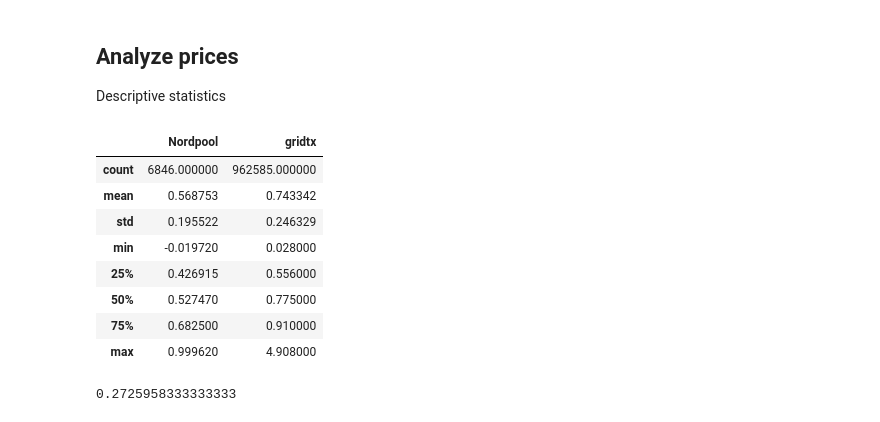
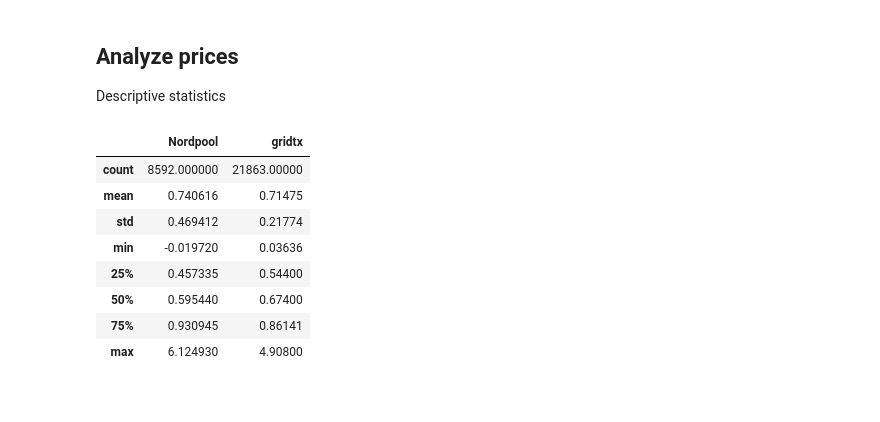
Before and after one commit to 4ug-aug/Otovo-OptimalControl, a Jupyter notebook: spot_price_lookup.ipynb, the cells around one changed output. Drawn from its saved outputs; the diff is of its cells as text; code cells hidden in the pictures.

Commit message:
Refac: Change peak hours and meter, added plot axes and cleaned up

```diff
--- a/spot_price_lookup.ipynb
+++ b/spot_price_lookup.ipynb
@@ -25,7 +37,7 @@ fp = "data/gridtx-dump-AGGREGATED-CLEANED-THRESHOLD-COVERAGE100-NORMALIZED.csv"
 data = pd.read_csv(fp, sep=",")
 
 # Meter with most observations
-mm_id = "28ba7f57-6e83-4341-8078-232c1639e4e3"
+mm_id = "e882f9a7-f1de-4419-9869-7339be303281"
 
 df = data[data["meter_id"] == mm_id]
 
@@ -199,0 +87,14 @@ with open('data/hour_lookup_price_oslo_2021_houravg_dict.json', 'w') as fp:
+# %%
+# Load csv
+nordpool_df = pd.read_csv("data/nordpool_dump_2022-06-13.csv", sep=",")
+
+# Only get data for Oslo
+nordpool_df = nordpool_df[nordpool_df["Name"] == "Oslo"]
+# Convert from MWh to kWh
+nordpool_df["parsed_values"] = nordpool_df["parsed_values"]/1000
+# drop all columns except parsed_values and timestamp
+nordpool_df = nordpool_df[["parsed_values", "timestamp"]]
+nordpool_df.index = pd.to_datetime(nordpool_df['timestamp'], utc=True)
+
+# nordpool_df missing values
+print("There are", nordpool_df["parsed_values"].isnull().sum(), "missing values in parsed_values")
@@ -199,0 +103,7 @@ with open('data/hour_lookup_price_oslo_2021_houravg_dict.json', 'w') as fp:
+# %%
+# interpolate missing values
+nordpool_df["parsed_values"] = nordpool_df["parsed_values"].interpolate()
+# %%
+# Add peak column (boolean) and average over on peak/off peak each day
+nordpool_df["peak"] = np.where(nordpool_df.index.hour.isin(peak_hours), True, False)
+nordpool_df_avg = nordpool_df.groupby([nordpool_df.index.dayofyear, "peak"]).mean()["parsed_values"]
@@ -201,29 +164,20 @@ with open('data/hour_lookup_price_oslo_2021_houravg_dict.json', 'w') as fp:
 ## Analyze prices
 Descriptive statistics
 # %%
-desc1 = df_oslo["price"].describe()
+desc1 = nordpool_df["parsed_values"].describe()
 desc2 = df_cons["spot_price_no_vat"].describe()
 
 # Merge desc1 and desc2
 desc = pd.concat([desc1, desc2], axis=1)
 desc.columns = ["Nordpool", "gridtx"]
 desc
 # %% [output]
 |  | Nordpool | gridtx |
-| count | 6846.000000 | 962585.000000 |
-| mean | 0.568753 | 0.743342 |
-| std | 0.195522 | 0.246329 |
-| min | -0.019720 | 0.028000 |
-| 25% | 0.426915 | 0.556000 |
-| 50% | 0.527470 | 0.775000 |
-| 75% | 0.682500 | 0.910000 |
-| max | 0.999620 | 4.908000 |
+| count | 8592.000000 | 21863.00000 |
+| mean | 0.740616 | 0.71475 |
+| std | 0.469412 | 0.21774 |
+| min | -0.019720 | 0.03636 |
+| 25% | 0.457335 | 0.54400 |
+| 50% | 0.595440 | 0.67400 |
+| 75% | 0.930945 | 0.86141 |
+| max | 6.124930 | 4.90800 |
-# %%
-df_oslo_month = df_oslo[df_oslo.index.month == 1]
-# df_oslo_week = df_oslo_month[df_oslo_month.index.isocalendar().week == 1]
-df_oslo_day = df_oslo_month[df_oslo_month.index.day == 1]
-
-
-# df_oslo_day["price"].sum()/24
-# %% [output]
-0.2725958333333333
```
Also changed, not shown: parts of 25 cells of this notebook.
